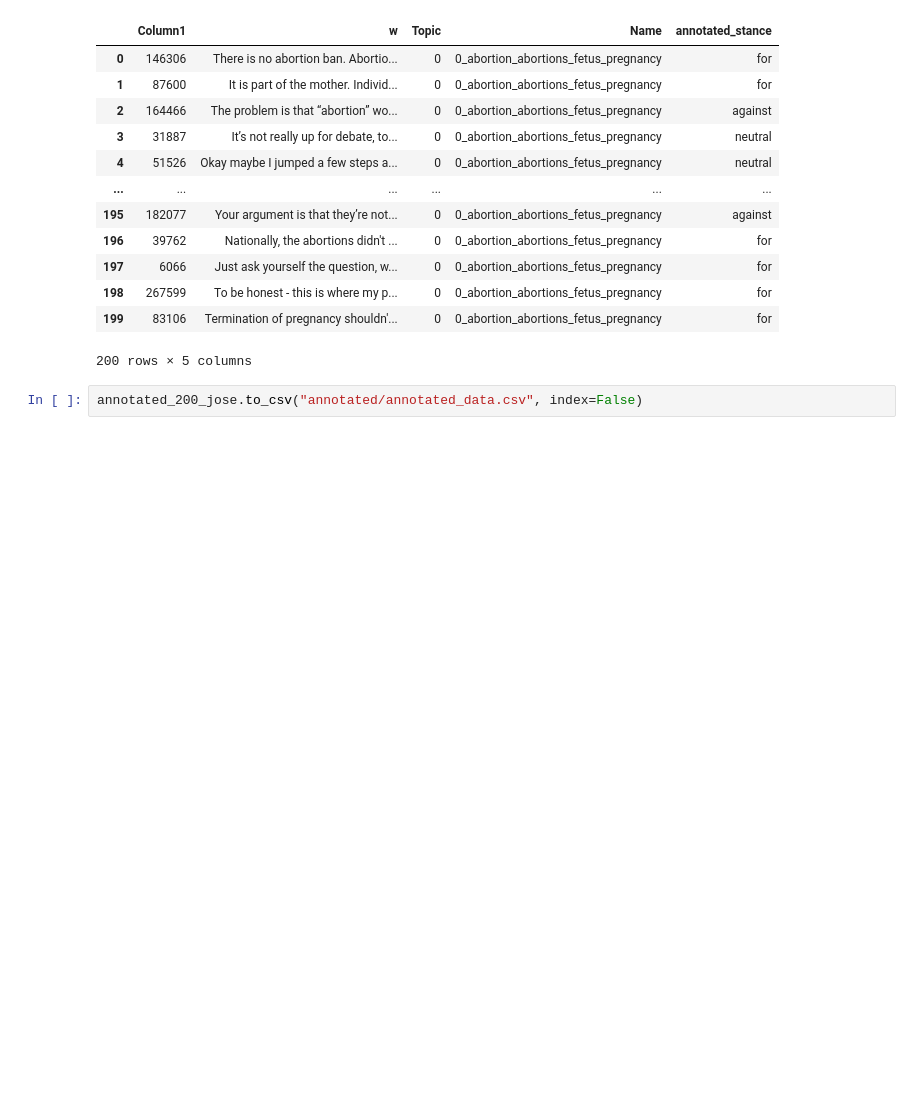
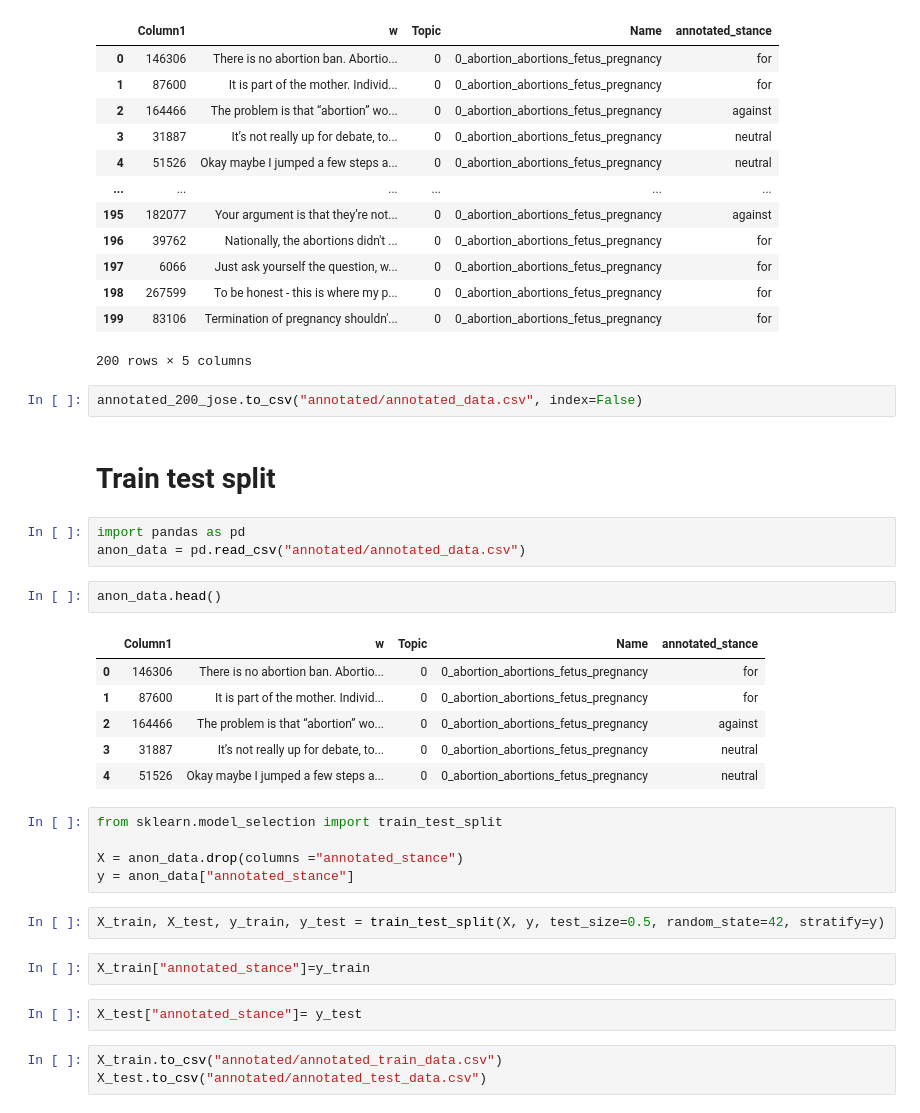
Before and after one commit to b0psheva27/BSc_project_polarization, a Jupyter notebook: 02_dataset_generation.ipynb, the cells around one changed output. Cells and saved outputs as stored; diff of their text form; blank space fills up the shorter version.

Commit message:
code to generate the train/test split
Co-Authored-By: JosefineNyeng <129183050+JosefineNyeng@users.noreply.github.com>

```diff
--- a/02_dataset_generation.ipynb
+++ b/02_dataset_generation.ipynb
@@ -90,3 +90,31 @@ annotated_200_jose
 200 rows × 5 columns
 # %%
 annotated_200_jose.to_csv("annotated/annotated_data.csv", index=False)
+# %% [markdown]
+# Train test split
+# %%
+import pandas as pd
+anon_data = pd.read_csv("annotated/annotated_data.csv")
+# %%
+anon_data.head()
+# %% [output]
+|  | Column1 | w | Topic | Name | annotated_stance |
+| 0 | 146306 | There is no abortion ban. Abortio... | 0 | 0_abortion_abortions_fetus_pregnancy | for |
+| 1 | 87600 | It is part of the mother. Individ... | 0 | 0_abortion_abortions_fetus_pregnancy | for |
+| 2 | 164466 | The problem is that “abortion” wo... | 0 | 0_abortion_abortions_fetus_pregnancy | against |
+| 3 | 31887 | It’s not really up for debate, to... | 0 | 0_abortion_abortions_fetus_pregnancy | neutral |
+| 4 | 51526 | Okay maybe I jumped a few steps a... | 0 | 0_abortion_abortions_fetus_pregnancy | neutral |
+# %%
+from sklearn.model_selection import train_test_split
+
+X = anon_data.drop(columns ="annotated_stance")
+y = anon_data["annotated_stance"]
+# %%
+X_train, X_test, y_train, y_test = train_test_split(X, y, test_size=0.5, random_state=42, stratify=y)
+# %%
+X_train["annotated_stance"]=y_train
+# %%
+X_test["annotated_stance"]= y_test
+# %%
+X_train.to_csv("annotated/annotated_train_data.csv")
+X_test.to_csv("annotated/annotated_test_data.csv")
```
